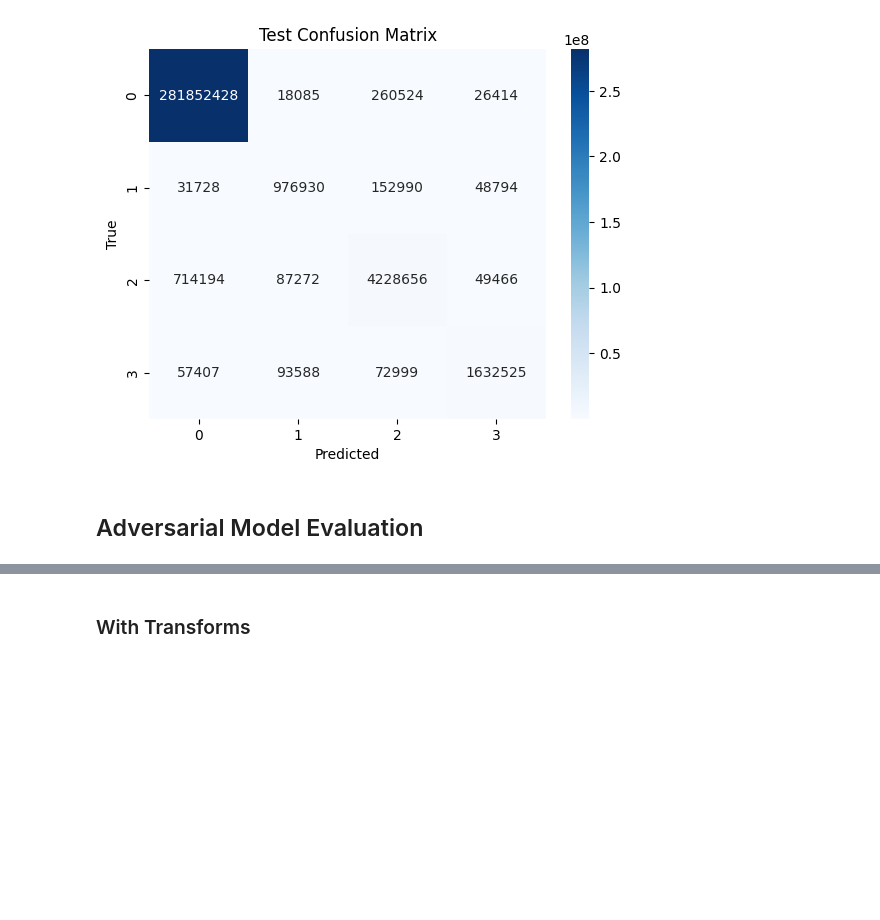
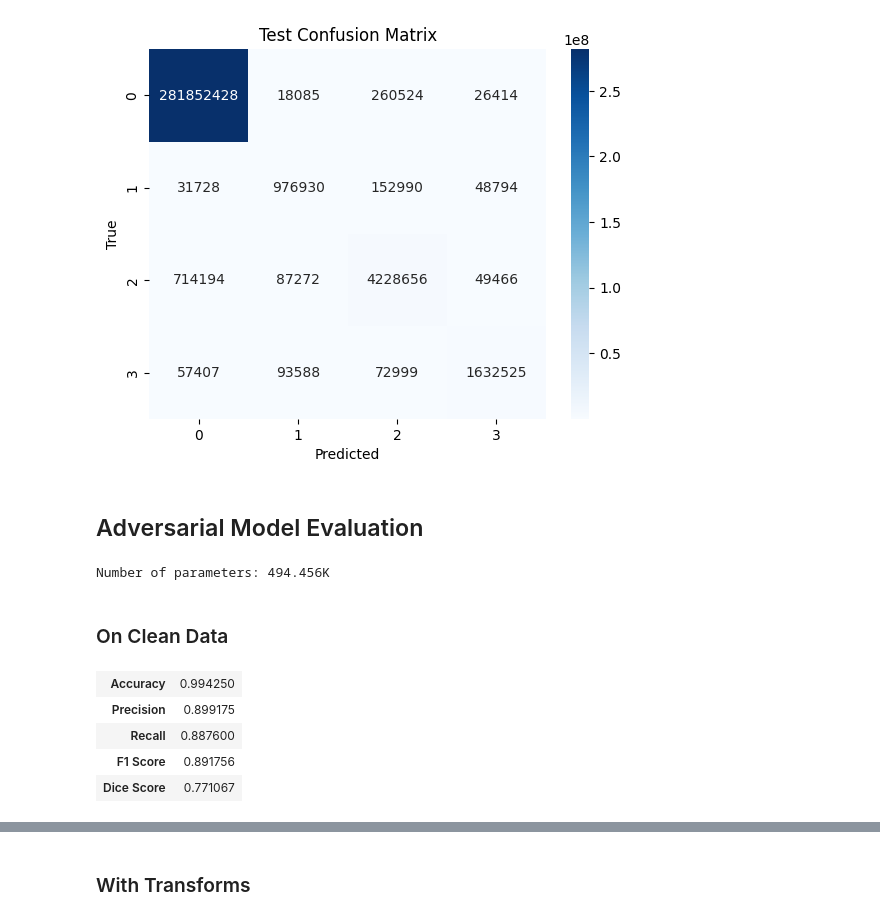
Before and after one commit to hakeematyab/Reliable-Explainable-Brain-Tumor-Segmentation, a Jupyter notebook: notebooks/ModelEvaluation.ipynb, the cells around one changed output, grey strips where cells are left out. Saved outputs shown, nothing was run; the diff lists cells and outputs as text; code cells hidden in the pictures; blank space fills up the shorter version.

```diff
--- a/notebooks/ModelEvaluation.ipynb
+++ b/notebooks/ModelEvaluation.ipynb
@@ -798,3 +798,15 @@ plt.show()
 [figure]
 # %% [markdown]
 ## Adversarial Model Evaluation
+# %%
+model_path = '../checkpoints/BrainTumorSegmentation_V1/2025-04-01_14-17-59/UNET_V0.pth'
+checkpoint = torch.load(model_path, map_location = device)
+model = UNET_V0().to(device)
+model.load_state_dict(checkpoint)
+num_params = sum(p.numel() for p in model.parameters())
+seed = 42
+print('Number of parameters: {:.3f}K'.format(num_params / 1000))
+# %% [output]
+Number of parameters: 494.456K
+# %% [markdown]
+### On Clean Data
@@ -800,0 +846,14 @@ plt.show()
+# %%
+pd.Series({
+    "Accuracy": acc,
+    "Precision": prec,
+    "Recall": rec,
+    "F1 Score": f1,
+    "Dice Score": dice_score
+}).to_frame().style.hide(axis='columns')
+# %% [output]
+| Accuracy | 0.994250 |
+| Precision | 0.899175 |
+| Recall | 0.887600 |
+| F1 Score | 0.891756 |
+| Dice Score | 0.771067 |
```
Also changed, not shown: parts of 15 cells of this notebook.
